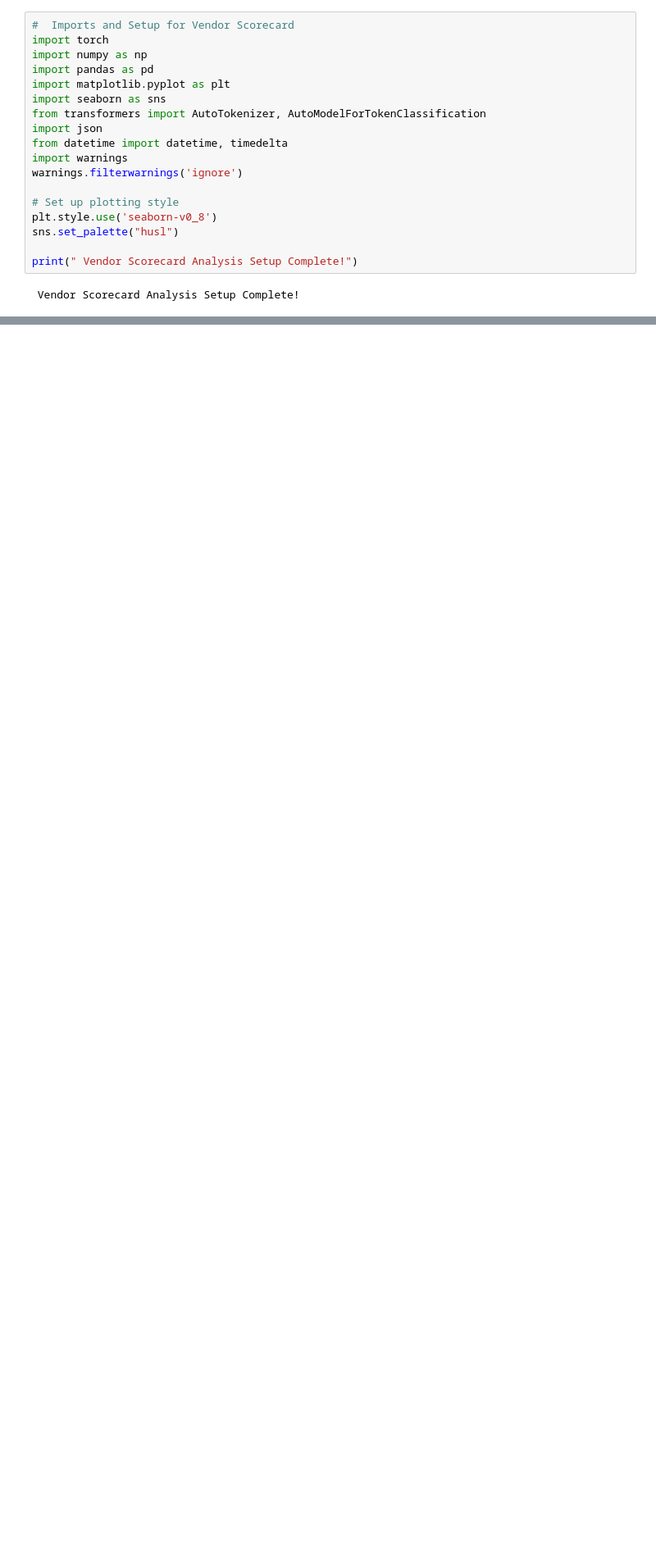
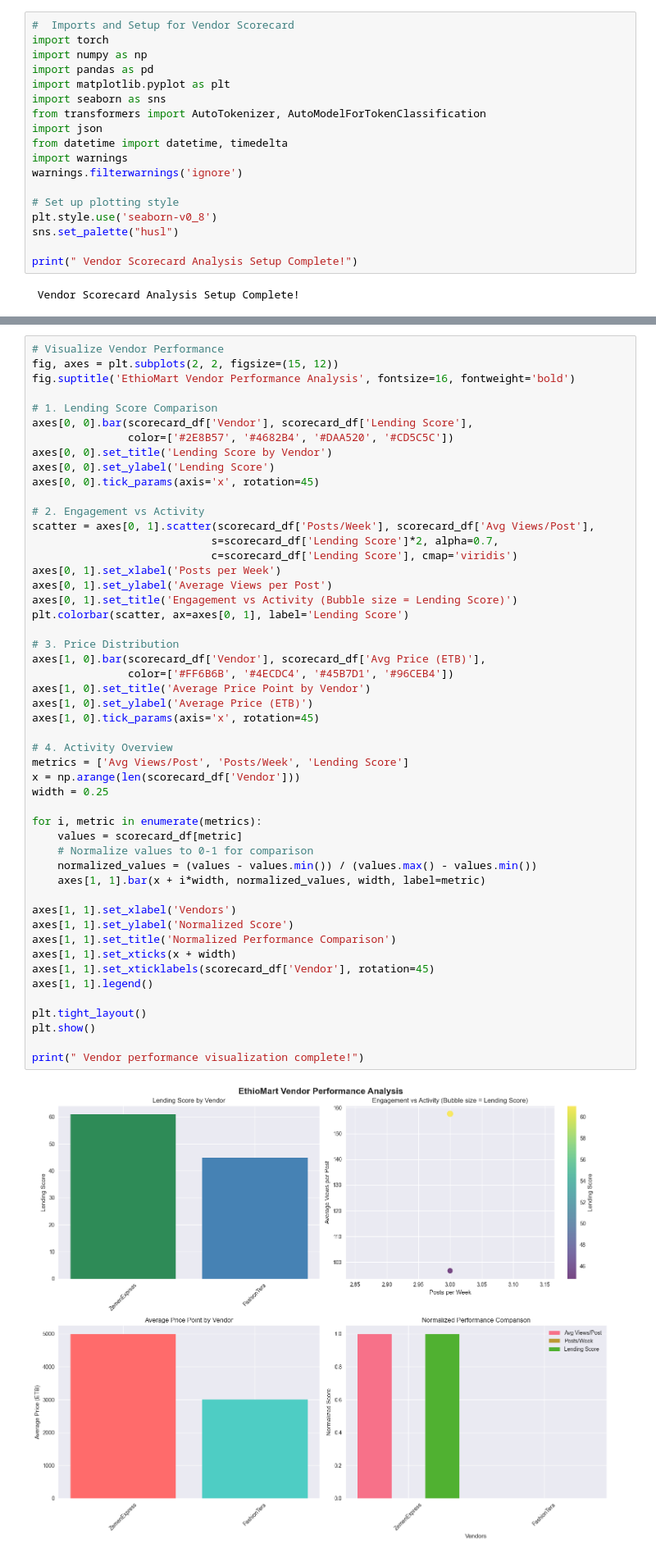
Before and after one commit to Robelsdid/amharic-ecommerce-ner, a Jupyter notebook: notebooks/vendor_scorecard.ipynb, the cells around one changed output, grey strips where cells are left out. Shown: that part at 82% size. Drawn from its saved outputs; the diff is of its cells as text; blank space fills up the shorter version.

Commit message:
vendor_scorecard

```diff
--- a/notebooks/vendor_scorecard.ipynb
+++ b/notebooks/vendor_scorecard.ipynb
@@ -63,0 +315,52 @@ Loading models and vendor data...
+# %%
+# Visualize Vendor Performance
+fig, axes = plt.subplots(2, 2, figsize=(15, 12))
+fig.suptitle('EthioMart Vendor Performance Analysis', fontsize=16, fontweight='bold')
+
+# 1. Lending Score Comparison
+axes[0, 0].bar(scorecard_df['Vendor'], scorecard_df['Lending Score'],
+               color=['#2E8B57', '#4682B4', '#DAA520', '#CD5C5C'])
+axes[0, 0].set_title('Lending Score by Vendor')
+axes[0, 0].set_ylabel('Lending Score')
+axes[0, 0].tick_params(axis='x', rotation=45)
+
+# 2. Engagement vs Activity
+scatter = axes[0, 1].scatter(scorecard_df['Posts/Week'], scorecard_df['Avg Views/Post'],
+                            s=scorecard_df['Lending Score']*2, alpha=0.7,
+                            c=scorecard_df['Lending Score'], cmap='viridis')
+axes[0, 1].set_xlabel('Posts per Week')
+axes[0, 1].set_ylabel('Average Views per Post')
+axes[0, 1].set_title('Engagement vs Activity (Bubble size = Lending Score)')
+plt.colorbar(scatter, ax=axes[0, 1], label='Lending Score')
+
+# 3. Price Distribution
+axes[1, 0].bar(scorecard_df['Vendor'], scorecard_df['Avg Price (ETB)'],
+               color=['#FF6B6B', '#4ECDC4', '#45B7D1', '#96CEB4'])
+axes[1, 0].set_title('Average Price Point by Vendor')
+axes[1, 0].set_ylabel('Average Price (ETB)')
+axes[1, 0].tick_params(axis='x', rotation=45)
+
+# 4. Activity Overview
+metrics = ['Avg Views/Post', 'Posts/Week', 'Lending Score']
+x = np.arange(len(scorecard_df['Vendor']))
+width = 0.25
+
+for i, metric in enumerate(metrics):
+    values = scorecard_df[metric]
+    # Normalize values to 0-1 for comparison
+    normalized_values = (values - values.min()) / (values.max() - values.min())
+    axes[1, 1].bar(x + i*width, normalized_values, width, label=metric)
+
+axes[1, 1].set_xlabel('Vendors')
+axes[1, 1].set_ylabel('Normalized Score')
+axes[1, 1].set_title('Normalized Performance Comparison')
+axes[1, 1].set_xticks(x + width)
+axes[1, 1].set_xticklabels(scorecard_df['Vendor'], rotation=45)
+axes[1, 1].legend()
+
+plt.tight_layout()
+plt.show()
+
+print(" Vendor performance visualization complete!")
+# %% [output]
+[figure, added]
```
Also changed, not shown: parts of 6 cells of this notebook.
